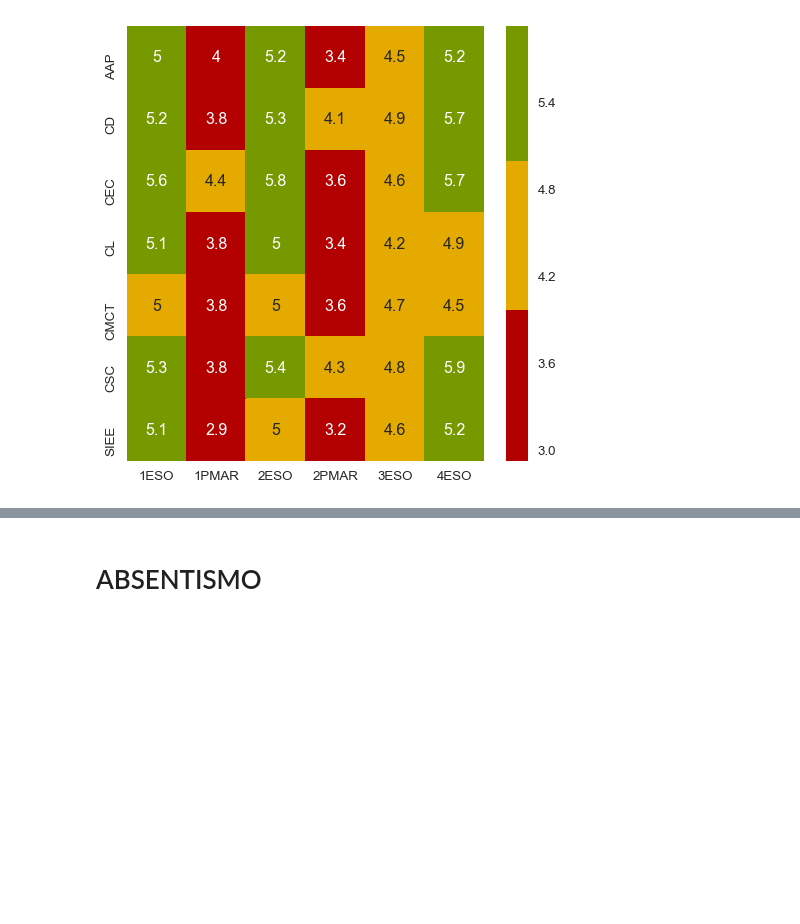
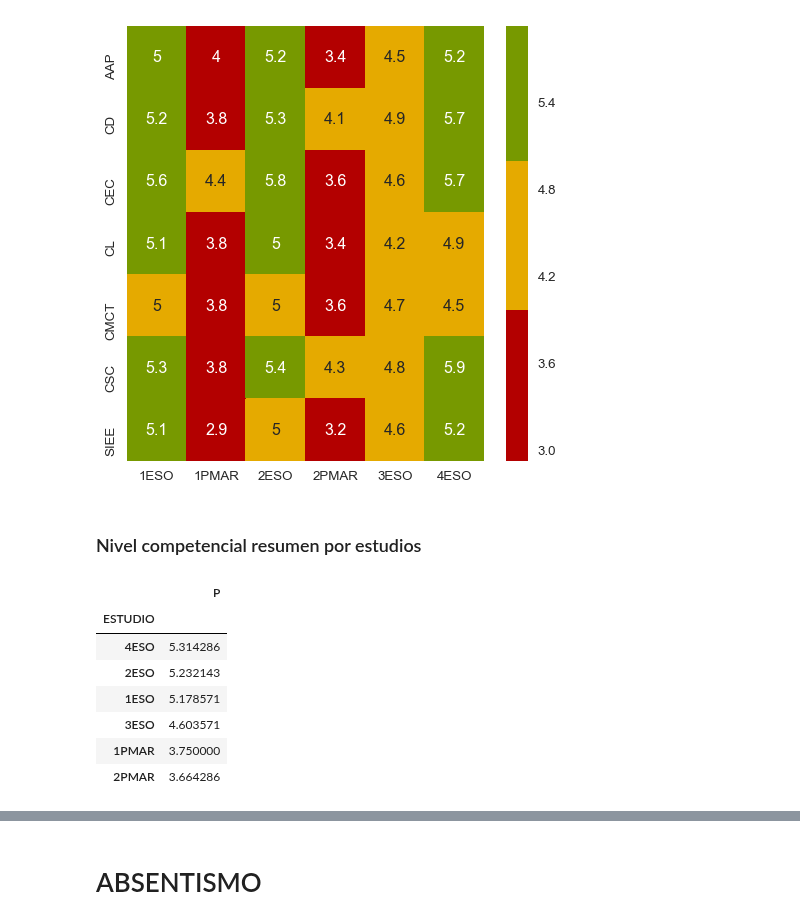
Before and after one commit to iespuertodelacruz/analitica, a Jupyter notebook: C1718/E3.ipynb, the cells around one changed output, grey strips where cells are left out. Saved outputs shown, nothing was run; the diff lists cells and outputs as text; code cells hidden in the pictures; blank space fills up the shorter version.

```diff
--- a/C1718/E3.ipynb
+++ b/C1718/E3.ipynb
@@ -389,3 +401,16 @@ plt.tick_params(top="off", bottom="off", left="off",
                 right="off", labelleft="on", labelbottom="on")
 # %% [output]
 [figure]
+# %% [markdown]
+### Nivel competencial resumen por estudios
+# %%
+df_bc_summary.groupby("ESTUDIO").mean().sort_values("P", ascending=False)
+# %% [output]
+|  | P |
+| ESTUDIO |  |
+| 4ESO | 5.314286 |
+| 2ESO | 5.232143 |
+| 1ESO | 5.178571 |
+| 3ESO | 4.603571 |
+| 1PMAR | 3.750000 |
+| 2PMAR | 3.664286 |
```
Also changed, not shown: parts of 12 cells of this notebook.
